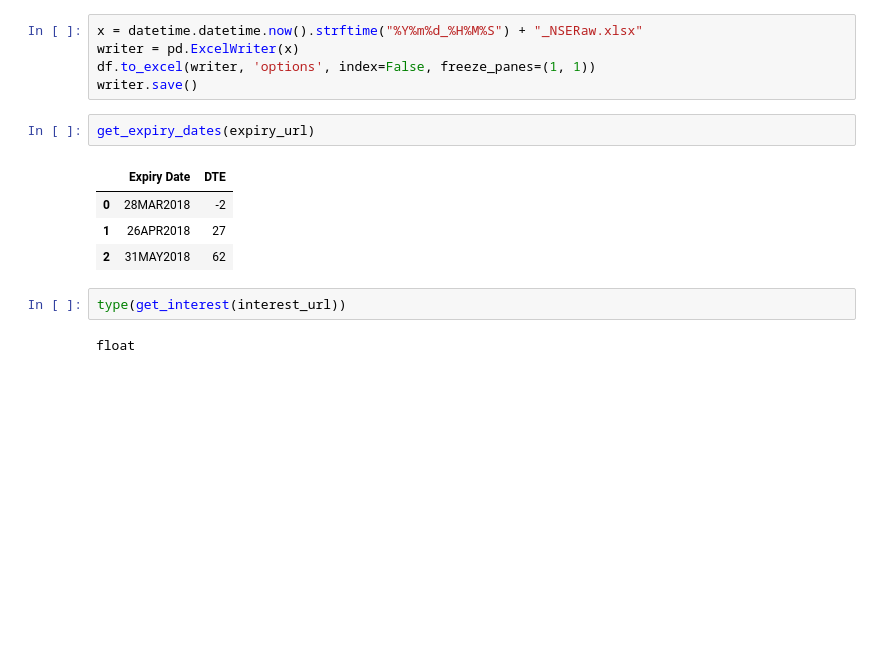
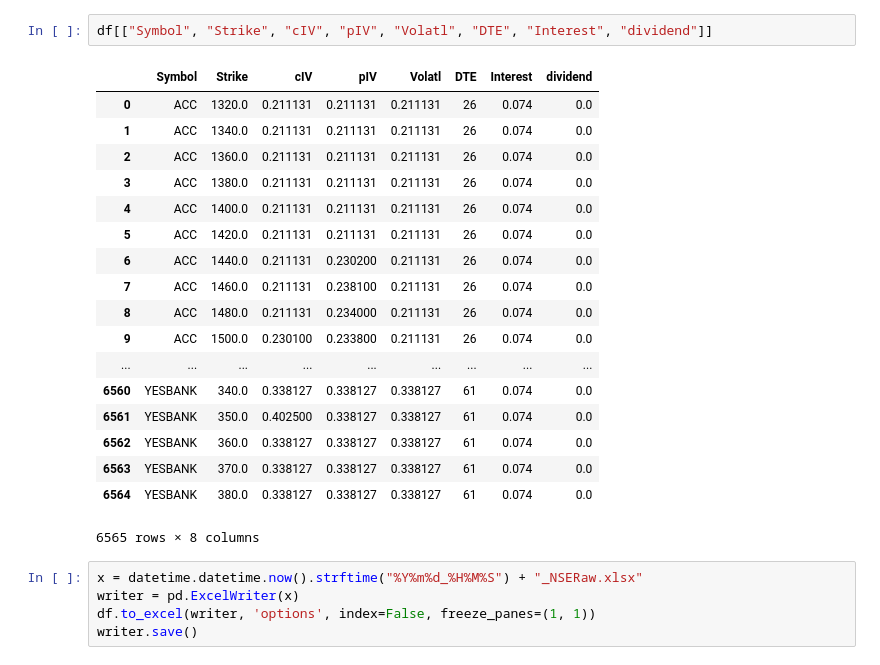
Before and after one commit to reservoirinvest/z_old_ibkr, a Jupyter notebook: nse_v2.ipynb, the cells around one changed output. Saved outputs shown, nothing was run; the diff lists cells and outputs as text; blank space fills up the shorter version.

```diff
--- a/nse_v2.ipynb
+++ b/nse_v2.ipynb
@@ -334,16 +293,26 @@ df[
+# %%
+df[["Symbol", "Strike", "cIV", "pIV", "Volatl", "DTE", "Interest", "dividend"]]
+# %% [output]
+|  | Symbol | Strike | cIV | pIV | Volatl | DTE | Interest | dividend |
+| 0 | ACC | 1320.0 | 0.211131 | 0.211131 | 0.211131 | 26 | 0.074 | 0.0 |
+| 1 | ACC | 1340.0 | 0.211131 | 0.211131 | 0.211131 | 26 | 0.074 | 0.0 |
+| 2 | ACC | 1360.0 | 0.211131 | 0.211131 | 0.211131 | 26 | 0.074 | 0.0 |
+| 3 | ACC | 1380.0 | 0.211131 | 0.211131 | 0.211131 | 26 | 0.074 | 0.0 |
+| 4 | ACC | 1400.0 | 0.211131 | 0.211131 | 0.211131 | 26 | 0.074 | 0.0 |
+| 5 | ACC | 1420.0 | 0.211131 | 0.211131 | 0.211131 | 26 | 0.074 | 0.0 |
+| 6 | ACC | 1440.0 | 0.211131 | 0.230200 | 0.211131 | 26 | 0.074 | 0.0 |
+| 7 | ACC | 1460.0 | 0.211131 | 0.238100 | 0.211131 | 26 | 0.074 | 0.0 |
+| 8 | ACC | 1480.0 | 0.211131 | 0.234000 | 0.211131 | 26 | 0.074 | 0.0 |
+| 9 | ACC | 1500.0 | 0.230100 | 0.233800 | 0.211131 | 26 | 0.074 | 0.0 |
+| ... | ... | ... | ... | ... | ... | ... | ... | ... |
+| 6560 | YESBANK | 340.0 | 0.338127 | 0.338127 | 0.338127 | 61 | 0.074 | 0.0 |
+| 6561 | YESBANK | 350.0 | 0.402500 | 0.338127 | 0.338127 | 61 | 0.074 | 0.0 |
+| 6562 | YESBANK | 360.0 | 0.338127 | 0.338127 | 0.338127 | 61 | 0.074 | 0.0 |
+| 6563 | YESBANK | 370.0 | 0.338127 | 0.338127 | 0.338127 | 61 | 0.074 | 0.0 |
+| 6564 | YESBANK | 380.0 | 0.338127 | 0.338127 | 0.338127 | 61 | 0.074 | 0.0 |
+6565 rows × 8 columns
 # %%
 x = datetime.datetime.now().strftime("%Y%m%d_%H%M%S") + "_NSERaw.xlsx"
 writer = pd.ExcelWriter(x)
 df.to_excel(writer, 'options', index=False, freeze_panes=(1, 1))
 writer.save()
-# %%
-get_expiry_dates(expiry_url)
-# %% [output]
-|  | Expiry Date | DTE |
-| 0 | 28MAR2018 | -2 |
-| 1 | 26APR2018 | 27 |
-| 2 | 31MAY2018 | 62 |
-# %%
-type(get_interest(interest_url))
-# %% [output]
-float
```
Also changed, not shown: parts of 9 cells of this notebook.
